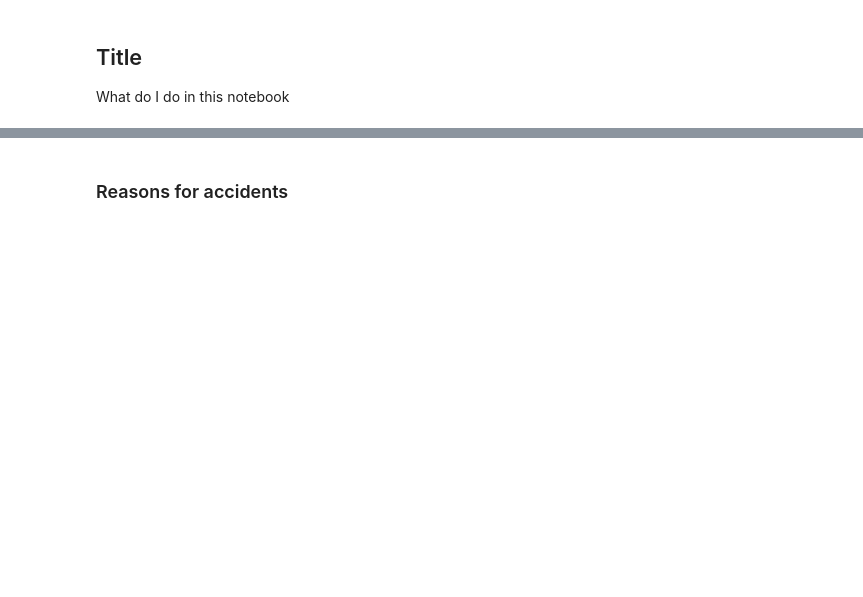
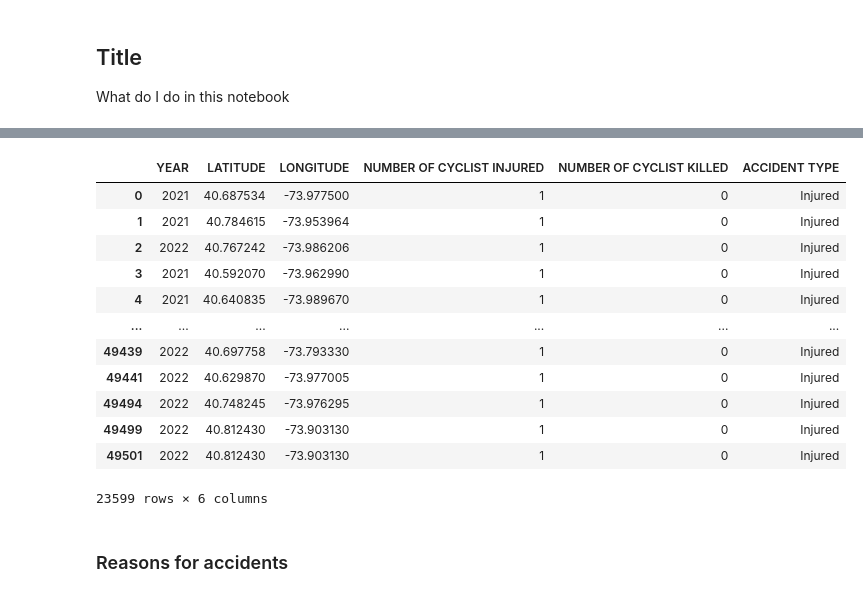
Before and after one commit to laurabejder/bike-safety-nyc, a Jupyter notebook: accidents_data_visualization.ipynb, the cells around one changed output, grey strips where cells are left out. Saved outputs shown, nothing was run; the diff lists cells and outputs as text; code cells hidden in the pictures; blank space fills up the shorter version.

```diff
--- a/accidents_data_visualization.ipynb
+++ b/accidents_data_visualization.ipynb
@@ -10,3 +26,31 @@ pd.options.display.max_columns = 50
 df['CRASH DATE'] = pd.to_datetime(df['CRASH DATE'])
 
 df['YEAR'] = df['CRASH DATE'].dt.strftime('%Y')
+# %%
+df.dropna(subset=['LATITUDE', 'LONGITUDE'], inplace=True)
+df
+
+nyc_bike_accidents_2018_2022 = df[df['YEAR'].str.contains('2018|2019|2020|2021|2022')]
+nyc_bike_accidents_2018_2022 = nyc_bike_accidents_2018_2022[['YEAR','LATITUDE', 'LONGITUDE','NUMBER OF CYCLIST INJURED', 'NUMBER OF CYCLIST KILLED']]
+
+# And create new columns that will be used for visualization
+nyc_bike_accidents_2018_2022['ACCIDENT TYPE'] = 0
+
+nyc_bike_accidents_2018_2022.loc[nyc_bike_accidents_2018_2022['NUMBER OF CYCLIST INJURED'] > 0, 'ACCIDENT TYPE'] = 'Injured'
+nyc_bike_accidents_2018_2022.loc[nyc_bike_accidents_2018_2022['NUMBER OF CYCLIST KILLED'] > 0, 'ACCIDENT TYPE'] = 'Fatal'
+
+nyc_bike_accidents_2018_2022
+# %% [output]
+|  | YEAR | LATITUDE | LONGITUDE | NUMBER OF CYCLIST INJURED | NUMBER OF CYCLIST KILLED | ACCIDENT TYPE |
+| 0 | 2021 | 40.687534 | -73.977500 | 1 | 0 | Injured |
+| 1 | 2021 | 40.784615 | -73.953964 | 1 | 0 | Injured |
+| 2 | 2022 | 40.767242 | -73.986206 | 1 | 0 | Injured |
+| 3 | 2021 | 40.592070 | -73.962990 | 1 | 0 | Injured |
+| 4 | 2021 | 40.640835 | -73.989670 | 1 | 0 | Injured |
+| ... | ... | ... | ... | ... | ... | ... |
+| 49439 | 2022 | 40.697758 | -73.793330 | 1 | 0 | Injured |
+| 49441 | 2022 | 40.629870 | -73.977005 | 1 | 0 | Injured |
+| 49494 | 2022 | 40.748245 | -73.976295 | 1 | 0 | Injured |
+| 49499 | 2022 | 40.812430 | -73.903130 | 1 | 0 | Injured |
+| 49501 | 2022 | 40.812430 | -73.903130 | 1 | 0 | Injured |
+23599 rows × 6 columns
```
Also changed, not shown: parts of 16 cells of this notebook, 4 other files.
